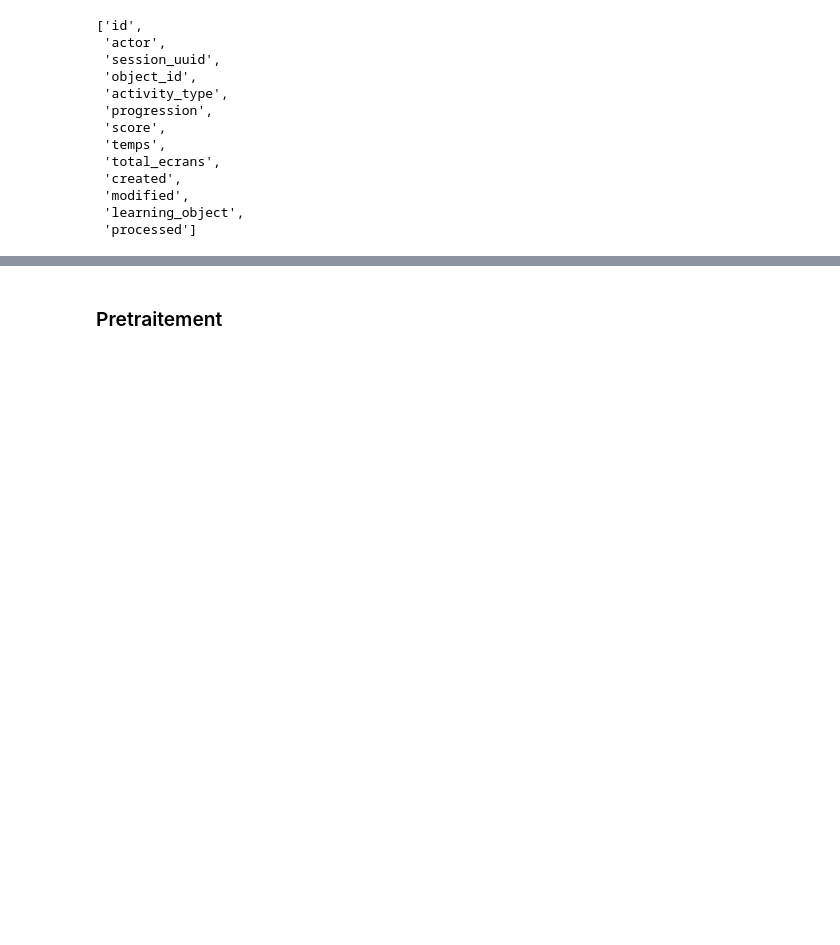
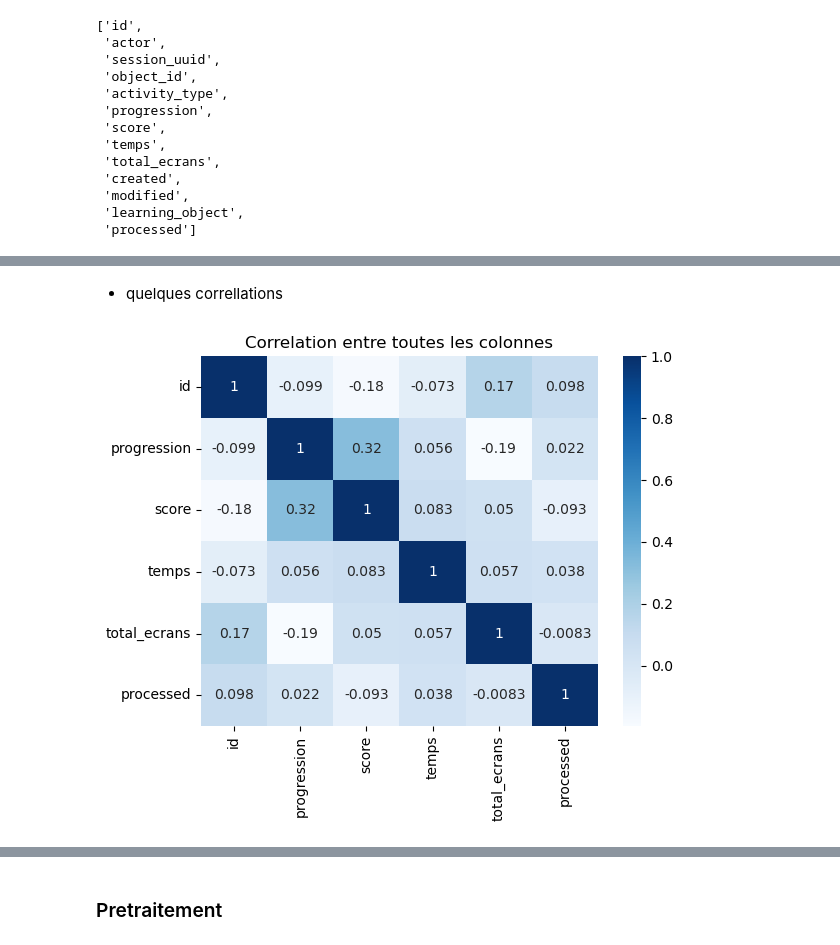
Before and after one commit to DJIGIFA/ODC-ML-DGS, a Jupyter notebook: Untitled.ipynb, the cells around one changed output, grey strips where cells are left out. Cells and saved outputs as stored; diff of their text form; code cells hidden in the pictures; blank space fills up the shorter version.

```diff
--- a/Untitled.ipynb
+++ b/Untitled.ipynb
@@ -121,2 +106,14 @@ data.getModuleActorStat("761-fallstudien-und-fragen")
 # %%
 # data.nuagePoint(nom_colonne=['object_id'],agg_dic={'temps':'sum'},x_colonne='taux_de_reussite')
+# %% [markdown]
+* quelques correllations
+# %%
+# plt.matshow(data.getDataset().corr())
+# plt.show()
+corr = data.getDataset().corr()
+sn.heatmap(corr, cmap="Blues",annot=True,
+            xticklabels=corr.columns.values,
+            yticklabels=corr.columns.values).set(title='Correlation entre toutes les colonnes');
+# data.getDataset()
+# %% [output]
+[figure, added]
```
Also changed, not shown: parts of 28 cells of this notebook.
